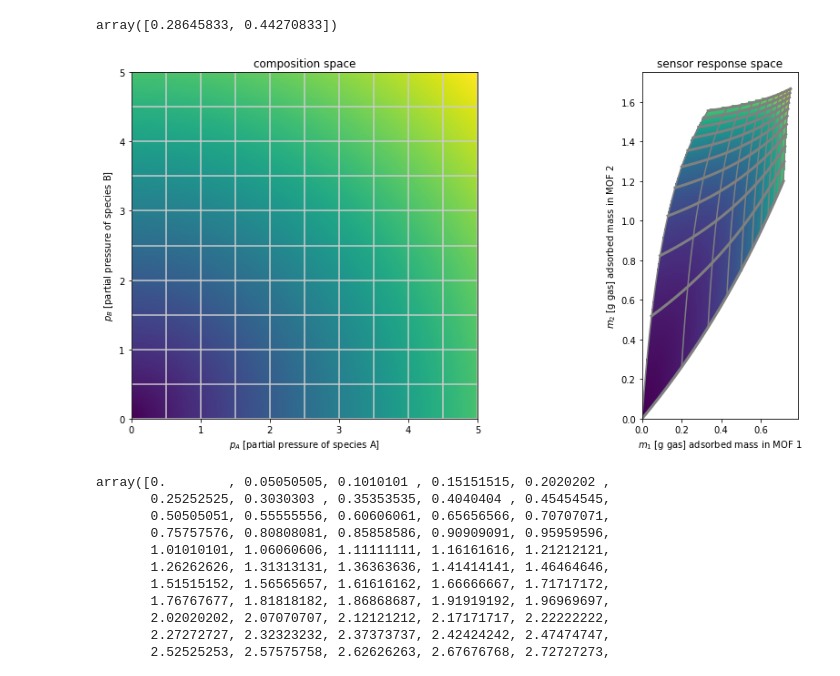
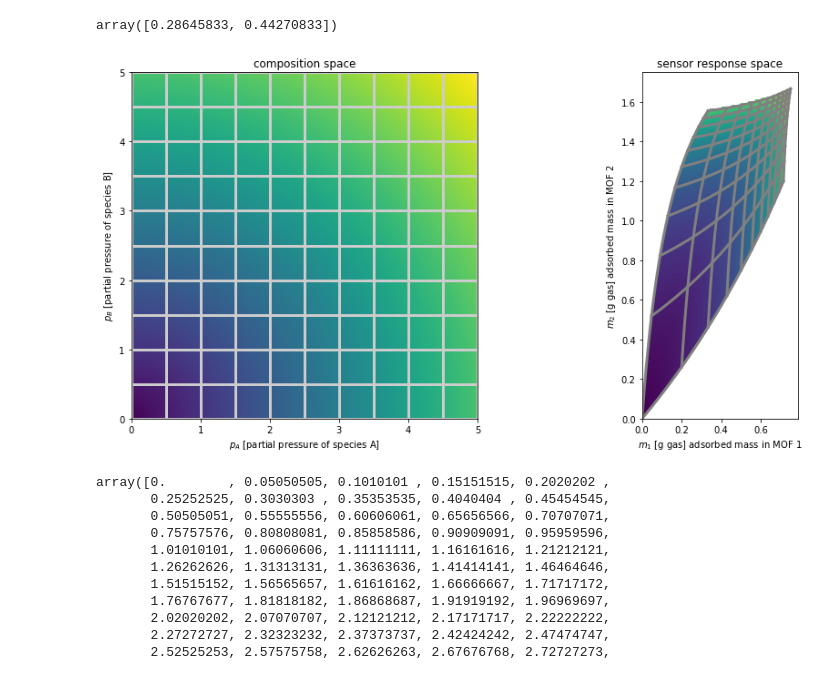
Before and after one commit to SimonEnsemble/nonlinear_sensing, a Jupyter notebook: viz mapping.ipynb, the cells around one changed output. Cells and saved outputs as stored; diff of their text form; code cells hidden in the pictures.

```diff
--- a/viz mapping.ipynb
+++ b/viz mapping.ipynb
@@ -78,7 +78,7 @@ for i in range(int(p_max / dp)+1):
     ###
     p_a = i * dp # p_a is constant here.
     # plot the line in composition space
-    ax[0].plot([p_a, p_a], [0, p_max], color="0.8")
+    ax[0].plot([p_a, p_a], [0, p_max], color="0.8", lw=3)
 
     # plot the image of the line in sensor response space
     p_b = np.linspace(0.0, p_max, nb_pts)
@@ -97,7 +97,7 @@ for i in range(int(p_max / dp)+1):
     ###
     p_b = i * dp # p_b is constant here.
     # plot the line in composition space
-    ax[0].plot([0, p_max], [p_b, p_b], color="0.8")
+    ax[0].plot([0, p_max], [p_b, p_b], color="0.8", lw=3)
 
     # plot the image of the line in sensor response space
     p_a = np.linspace(0.0, p_max, nb_pts)
@@ -107,35 +107,35 @@ for i in range(int(p_max / dp)+1):
         # get vector on this line
         p_on_line = [p_a[j], p_b]
         # compute the adsorbed mass in the two MOFs when exposed to this gas composition
         m1[j] = m_1(p_on_line)
         m2[j] = m_2(p_on_line)
-    ax[1].plot(m1, m2, color="gray")
+    ax[1].plot(m1, m2, color="gray", lw=3)
 
 
 ###
 #   color the plane
 #   color represents.
 ###
 
 # lay a grid in response and composition space
 pa, pb = get_meshgrid(p_max, p_max)
 m1, m2 = get_meshgrid(ax[1].get_xlim()[1], ax[1].get_ylim()[1])
 
 z_composition = np.sqrt(pb ** 2 + pa ** 2)
 z_response = np.zeros(np.shape(m1))
 for i in range(np.shape(z_response)[0]):
     for j in range(np.shape(z_response)[1]):
         m_0 = [m1[i, j], m2[i, j]]
         p = p_of_m(m_0, 0, p_max)
         z_response[i, j] = np.linalg.norm(p)
 
 ax[0].pcolormesh(pa, pb, z_composition)
 ax[1].pcolormesh(m1, m2, z_response)
 
 ax[1].set_aspect('equal', 'box')
 ax[0].set_aspect('equal', 'box')
 # %% [output]
-[figure, old version]
+[figure, new version]
 # %%
 np.linspace(0, p_max, num=100)
 # %% [output]
```
Also changed, not shown: parts of 1 cell of this notebook.
